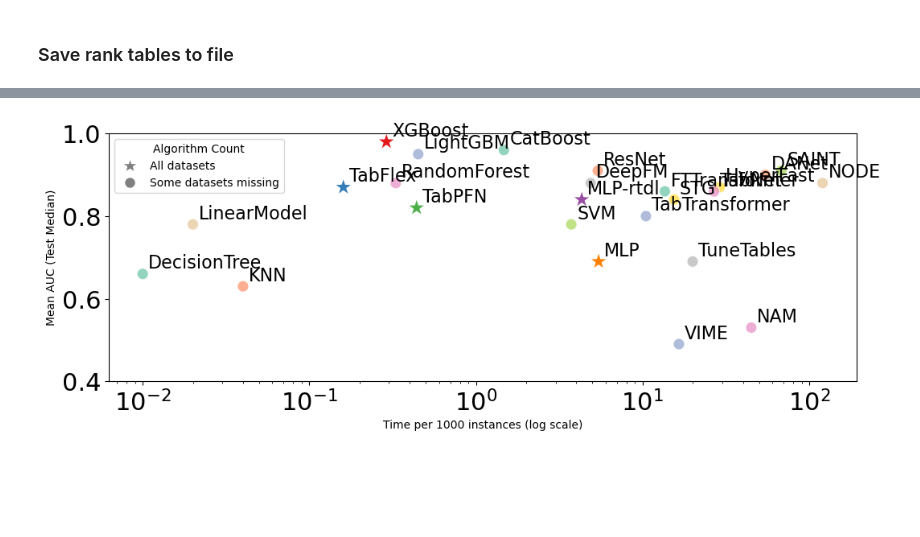
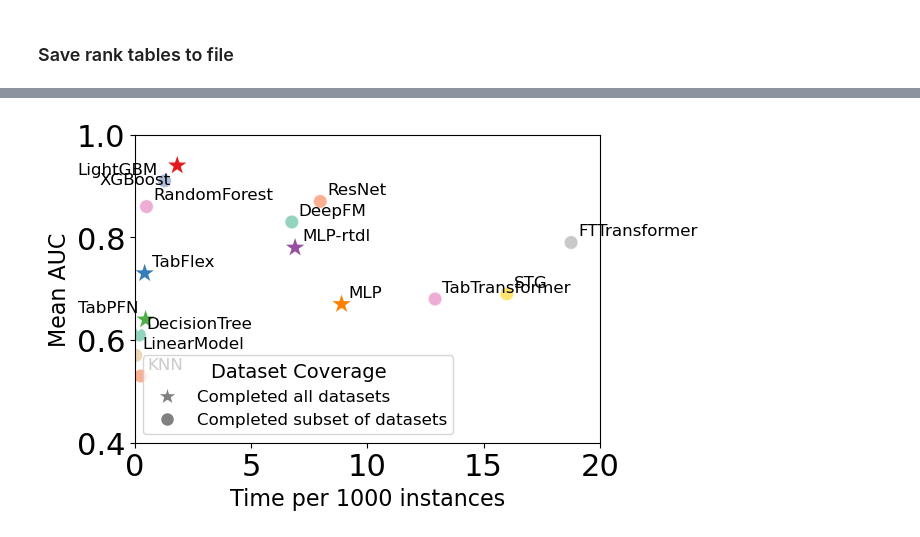
Before and after one commit to yzeng58/tabzilla, a Jupyter notebook: results_viz/2-performance-rankings.ipynb, the cells around one changed output, grey strips where cells are left out. Cells and saved outputs as stored; diff of their text form; code cells hidden in the pictures; blank space fills up the shorter version.

```diff
--- a/results_viz/2-performance-rankings.ipynb
+++ b/results_viz/2-performance-rankings.ipynb
@@ -77,7 +90,7 @@ def get_rank_table(df, metric, table_idx=4):
 # %%
 # save rank tables to csv and latex
 from analysis_utils import ALG_DISPLAY_NAMES, ALG_TYPES
-table_idx = 2
+table_idx = 4
 
 metric_list = [
     "Accuracy",
@@ -214,8 +240,8 @@ data_others = full_data[full_data['AUC_rank_mean']['count'] != 36]
 # Create a DataFrame with the required columns, excluding specified algorithms
 plot_data = pd.DataFrame({
     'Algorithm': full_data.index,
-    'Time': full_data['time_per_1000_inst_mean_AUC']['median'].astype(float),
-    'AUC': full_data['normalized_AUC__test_mean']['median'].astype(float),
+    'Time': full_data['time_per_1000_inst_mean_AUC']['mean'].astype(float),
+    'AUC': full_data['normalized_AUC__test_mean']['mean'].astype(float),
     'Count': full_data['AUC_rank_mean']['count']
 })
 plot_data = plot_data[~plot_data['Algorithm'].isin(['Ours-1', 'TabFlex', 'TabSmall', 'TabFast'])]
@@ -240,7 +266,7 @@ sns.scatterplot(data=plot_data[plot_data['Count'] == 36],
 
 # Customize the plot
 # plt.xscale('log')  # Use log scale for x-axis due to wide range of values
-plt.xlabel('Time per 1000 instances (log scale)')
+plt.xlabel('Time per 1000 instances')
 plt.ylabel('Mean AUC (Test Median)')
 # plt.ylim(0.4, 1)
 
@@ -276,8 +372,8 @@ data_others = full_data[full_data['AUC_rank_mean']['count'] != 36]
 # Create a DataFrame with the required columns, excluding specified algorithms
 plot_data = pd.DataFrame({
     'Algorithm': full_data.index,
-    'Time': full_data['time_per_1000_inst_mean_AUC']['median'].astype(float),
-    'AUC': full_data['normalized_AUC__test_mean']['median'].astype(float),
+    'Time': full_data['time_per_1000_inst_mean_AUC']['mean'].astype(float),
+    'AUC': full_data['normalized_AUC__test_mean']['mean'].astype(float),
     'Count': full_data['AUC_rank_mean']['count']
 })
 plot_data = plot_data[~plot_data['Algorithm'].isin(['Ours-1', 'TabFlex', 'TabSmall', 'TabFast'])]
@@ -286,44 +382,50 @@ plot_data = plot_data[~plot_data['Algorithm'].isin(['Ours-1', 'TabFlex', 'TabSma
 plot_data['Algorithm'] = plot_data['Algorithm'].replace('Ours-2', 'TabFlex')
 
 # Create the scatter plot
-plt.figure(figsize=(12, 4))
+plt.figure(figsize=(6, 4))
 
 # Plot other algorithms
 sns.scatterplot(data=plot_data[plot_data['Count'] != 36],
                 x='Time', y='AUC',
                 hue='Algorithm',
                 palette='Set2', alpha=0.7, s=100)
 
 # Plot algorithms with count == 36 with different marker
 sns.scatterplot(data=plot_data[plot_data['Count'] == 36],
                 x='Time', y='AUC',
                 hue='Algorithm',
                 palette='Set1', alpha=1, s=350, marker='*')
 
 # Customize the plot
-plt.xscale('log')  # Use log scale for x-axis due to wide range of values
-plt.xlabel('Time per 1000 instances (log scale)')
-plt.ylabel('Mean AUC (Test Median)')
+# plt.xscale('log')  # Use log scale for x-axis due to wide range of values
+plt.xlabel('Time per 1000 instances', fontsize=16)
+plt.ylabel('Mean AUC', fontsize=16)
 plt.ylim(0.4, 1)
+plt.xlim(0, 20)
 
 # Add labels for each point
 for _, row in plot_data.iterrows():
-    plt.annotate(row['Algorithm'], (row['Time'], row['AUC']),
-                 xytext=(5, 5), textcoords='offset points', fontsize=16)
+    if row['Algorithm'] == 'XGBoost':
+        plt.annotate(row['Algorithm'], (row['Time'], row['AUC']),
+                     xytext=(-5, -5), textcoords='offset points', fontsize=12, ha='right', va='top')
+    elif row['Algorithm'] in ['TabPFN', 'LightGBM']:
+        plt.annotate(row['Algorithm'], (row['Time'], row['AUC']),
+                     xytext=(-5, 5), textcoords='offset points', fontsize=12, ha='right')
+    else:
+        plt.annotate(row['Algorithm'], (row['Time'], row['AUC']),
+                     xytext=(5, 5), textcoords='offset points', fontsize=12)
 
 # Adjust legend
 # Create custom legend handles
 legend_elements = [
-    plt.Line2D([0], [0], marker='*', color='w', label='All datasets',
+    plt.Line2D([0], [0], marker='*', color='w', label='Completed all datasets',
                markerfacecolor='gray', markersize=15),
-    plt.Line2D([0], [0], marker='o', color='w', label='Some datasets missing',
+    plt.Line2D([0], [0], marker='o', color='w', label='Completed subset of datasets',
                markerfacecolor='gray', markersize=10)
 ]
 
-plt.legend(handles=legend_elements, title='Algorithm Count')
-
-
+plt.legend(handles=legend_elements, title='Dataset Coverage', title_fontsize=14, fontsize=12)
 
 plt.show()
 # %% [output]
-[figure, old version]
+[figure, new version]
```
Also changed, not shown: parts of 8 cells of this notebook, 33 other files.
